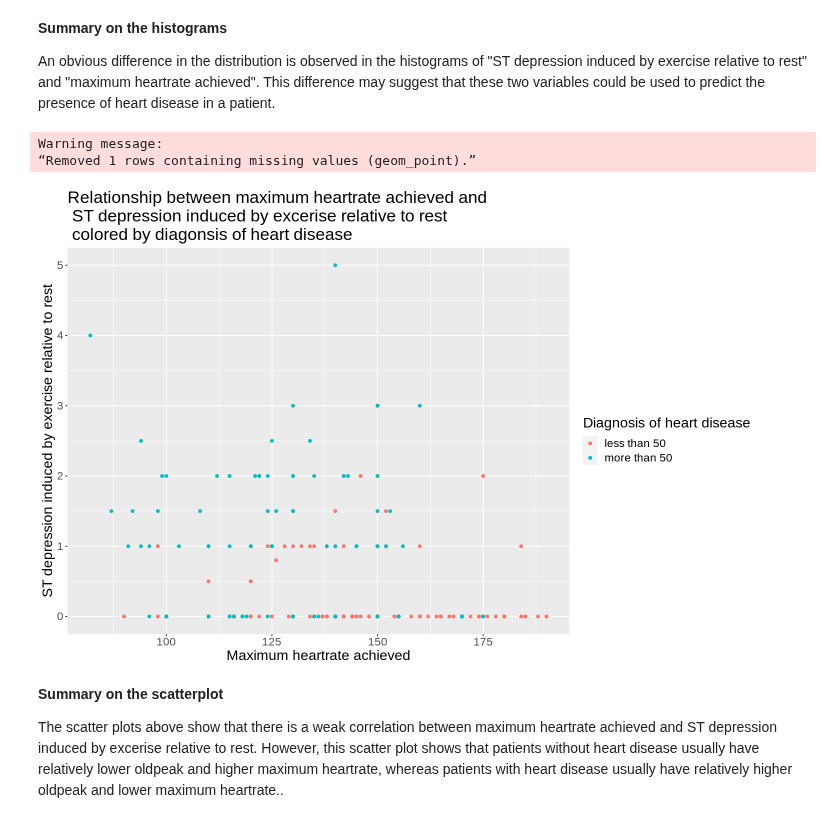
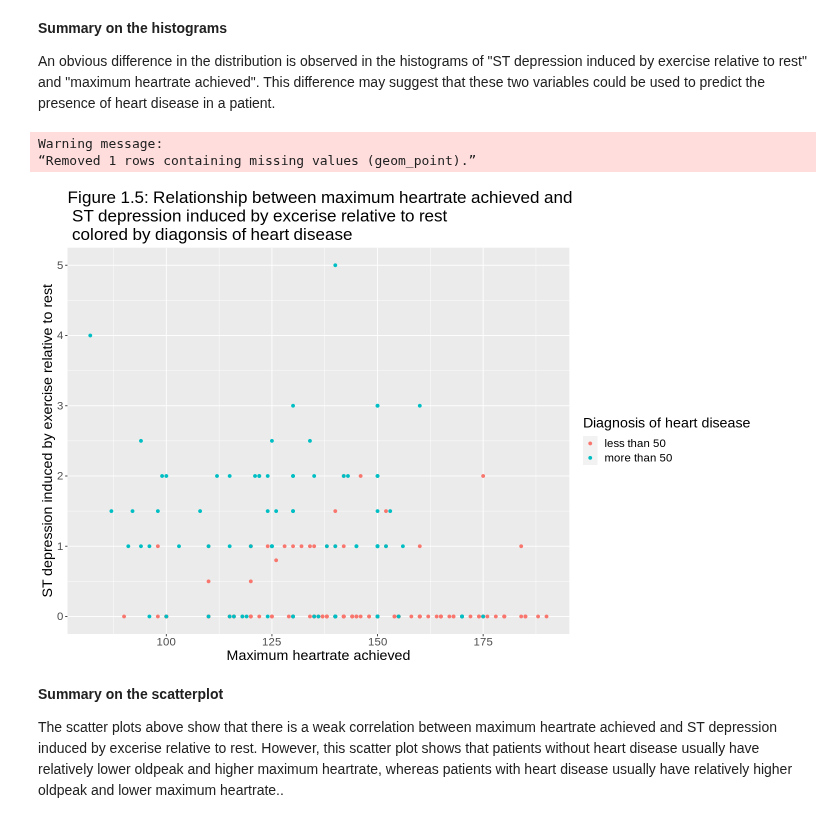
Before and after one commit to papercheesecake/DSCI100-group-project-18, a Jupyter notebook: group_report.ipynb, the cells around one changed output. Drawn from its saved outputs; the diff is of its cells as text; code cells hidden in the pictures.

```diff
--- a/group_report.ipynb
+++ b/group_report.ipynb
@@ -466,20 +484,20 @@ An obvious difference in the distribution is observed in the histograms of "ST d
 # %%
 options(repr.plot.height = 8, repr.plot.width = 12)
 
 
 max_heartrate_vs_oldpeak_plot <- training_heart_data %>%
                                  select(max_heartrate, oldpeak, num) %>%
                                  ggplot(aes(x = max_heartrate, y = oldpeak, color = num)) +
                                  geom_point() +
                                  labs(x = 'Maximum heartrate achieved', y = 'ST depression induced by exercise relative to rest',
                                       color = 'Diagnosis of heart disease') +
-                                 ggtitle('Relationship between maximum heartrate achieved and \n ST depression induced by excerise relative to rest \n colored by diagonsis of heart disease') +
+                                 ggtitle('Figure 1.5: Relationship between maximum heartrate achieved and \n ST depression induced by excerise relative to rest \n colored by diagonsis of heart disease') +
                                  theme(text = element_text(size = 17))
 max_heartrate_vs_oldpeak_plot
 # %% [output]
 Warning message:
 “Removed 1 rows containing missing values (geom_point).”
-[figure, old version]
+[figure, new version]
 # %% [markdown]
 **Summary on the scatterplot**
 
```
Also changed, not shown: parts of 9 cells of this notebook.
